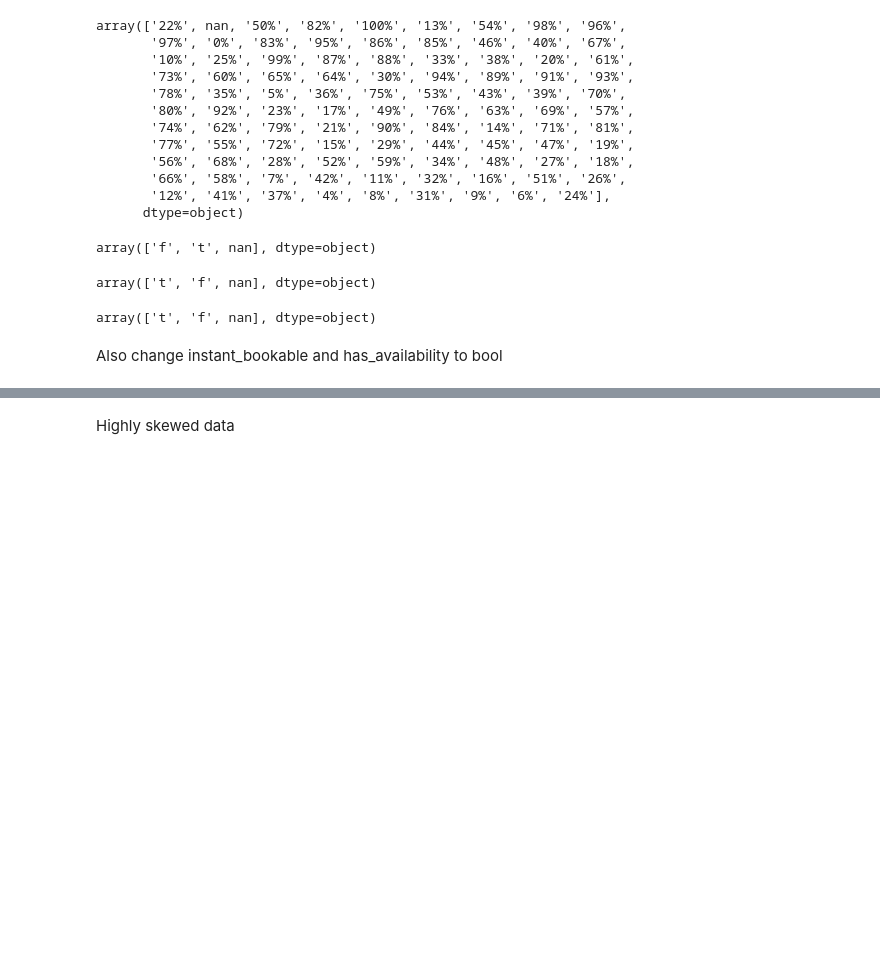
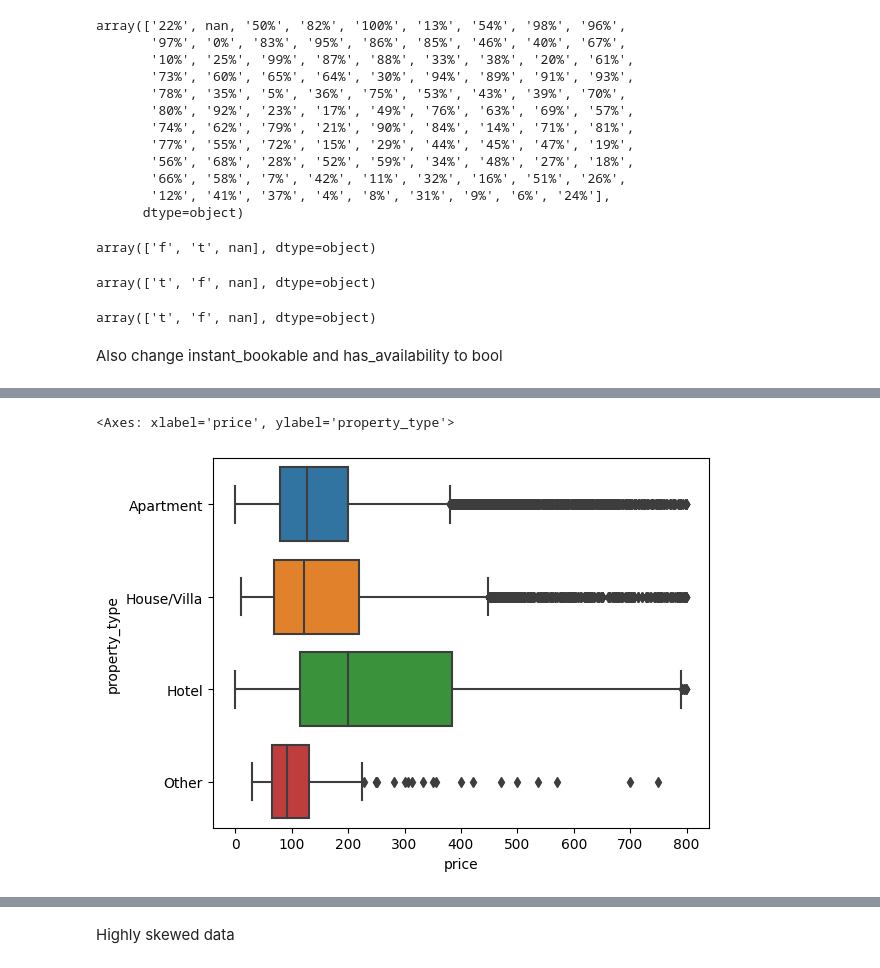
Before and after one commit to akshi-saxena/airbnb-price-prediction, a Jupyter notebook: Airbnb_Price_Prediction.ipynb, the cells around one changed output, grey strips where cells are left out. Drawn from its saved outputs; the diff is of its cells as text; code cells hidden in the pictures; blank space fills up the shorter version.

```diff
--- a/Airbnb_Price_Prediction.ipynb
+++ b/Airbnb_Price_Prediction.ipynb
@@ -90,9 +78,9 @@ Neighbourhood has a cleansed version so no need of the actual.
 # %%
-cols = ['id', 'name',
+cols = ['id',
         'host_response_time', 'host_response_rate', 'host_acceptance_rate',
-        'host_is_superhost', 'host_verifications',
+        'host_is_superhost',
         'host_has_profile_pic', 'host_identity_verified',
-        'neighbourhood_cleansed', 'neighbourhood_group_cleansed', 'latitude',
+        'neighbourhood_group_cleansed', 'latitude',
         'longitude', 'property_type', 'room_type', 'accommodates', 'bathrooms_text', 'bathrooms',
         'bedrooms', 'beds', 'amenities', 'price',
         'minimum_nights', 'maximum_nights', 'minimum_minimum_nights',
@@ -105,11 +93,12 @@ cols = ['id', 'name',
         'last_review', 'review_scores_rating', 'review_scores_accuracy',
         'review_scores_cleanliness', 'review_scores_checkin',
         'review_scores_communication', 'review_scores_location',
-        'review_scores_value', 'license', 'instant_bookable',
+        'review_scores_value',
+        'license', 'instant_bookable',
         'calculated_host_listings_count',
         'calculated_host_listings_count_entire_homes',
         'calculated_host_listings_count_private_rooms',
         'calculated_host_listings_count_shared_rooms', 'reviews_per_month']
 # %%
-filtered_data = raw_price_data.loc[:, cols]
+price_data = raw_price_data.loc[:, cols]
 # %%
@@ -151,5 +140,5 @@ array([nan, '41662/AL'], dtype=object)
 # %% [markdown]
 So we can drop the columns - calendar_updated and bathrooms - as they are all/mostly null.
 # %%
-filtered_data.drop(columns=['calendar_updated', 'bathrooms', 'license'], inplace=True)
+price_data.drop(columns=['calendar_updated', 'bathrooms', 'license'], inplace=True)
 # %%
@@ -435,0 +238,27 @@ https://gist.github.com/mwaskom/de44147ed2974457ad6372750bbe5751
+# %%
+property_map = {
+  'Apartment': ['Entire rental unit', 'Private room in rental unit', 'Entire serviced apartment', 'Shared room in rental unit',
+               'Room in aparthotel', 'Room in serviced apartment', 'Private room in serviced apartment', 'Entire home/apt',
+               'Shared room in serviced apartment'],
+ "House/Villa": ['Private room in condo', 'Private room in loft','Entire loft', 'Private room in townhouse',
+                 'Private room in home','Entire condo', 'Entire home','Entire townhouse','Entire guesthouse', 'Shared room in loft', 'Shared room in home',
+                 'Entire place', 'Private room in guesthouse', 'Entire cottage','Tiny home', 'Entire bungalow', 'Shared room in condo', 'Shared room in townhouse'
+                 'Private room in bungalow', 'Entire villa', 'Private room in villa', 'Private room in in-law', 'Shared room in guesthouse',
+                 'Private room in tiny home', 'Private room in vacation home', 'Shared room in bungalow', 'Private room in earthen home', 'Private room in cottage',
+                 'Entire vacation home', 'Shared room in vacation home', 'Shared room'],
+ "Hotel": ['Entire guest suite', 'Room in boutique hotel','Private room in bed and breakfast', 'Private room in guest suite', 'Private room',
+           'Room in hotel', 'Private room in hostel', 'Private room in resort', 'Shared room in guest suite', 'Entire bed and breakfast',
+           'Room in resort', 'Shared room in bed and breakfast', 'Private room in dorm', 'Room in bed and breakfast'],
+ "Other": ['Private room in houseboat', 'Boat', 'Private room in religious building', 'Cave', 'Floor', 'Houseboat', 'Shared room in floor',
+           'Private room in floor', 'Private room in casa particular', 'Private room in tent', 'Private room in farm stay', 'Private room in barn',
+           'Lighthouse', 'Private room in train', 'Barn', 'Private room in lighthouse', 'Casa particular', 'Camper/RV', 'Private room in camper/rv',
+           'Private room in kezhan', 'Castle', 'Tent', 'Private room in minsu', 'Private room in tower', 'Shared room in casa particular',
+           "Shared room in shepherd's hut"]
+ }
+
+def map_to_property(s: str):
+  for key, li in property_map.items():
+    if s in property_map[key]:
+      return key
+
+price_data['property_type'] = price_data['property_type'].apply(map_to_property)
@@ -435,0 +411,7 @@ https://gist.github.com/mwaskom/de44147ed2974457ad6372750bbe5751
+# %%
+import seaborn as sns
+
+sns.boxplot(data=price_data[price_data['price'] <800], x="price", y="property_type")
+# %% [output]
+<Axes: xlabel='price', ylabel='property_type'>
+[figure, added]
```
Also changed, not shown: parts of 96 cells of this notebook.
